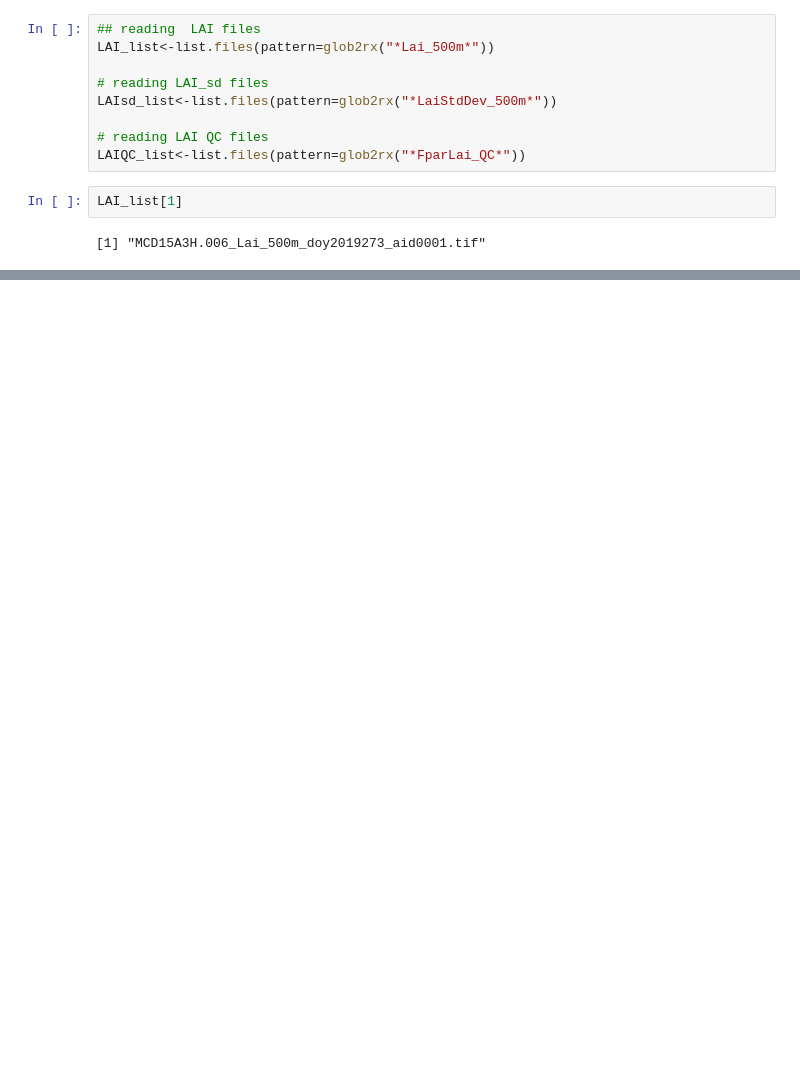
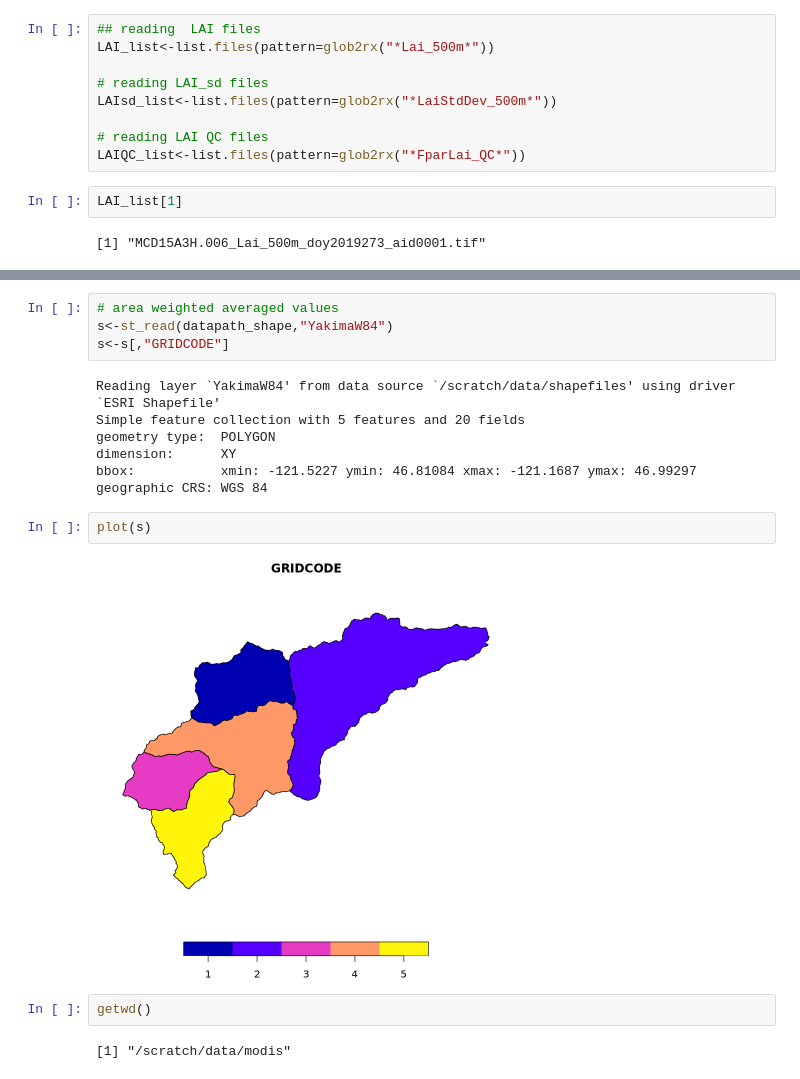
Before and after one commit to redtreevole/Foss2020Team6project, a Jupyter notebook: modis/downloadmodis.ipynb, the cells around one changed output, grey strips where cells are left out. Drawn from its saved outputs; the diff is of its cells as text; blank space fills up the shorter version.

```diff
--- a/modis/downloadmodis.ipynb
+++ b/modis/downloadmodis.ipynb
@@ -171,0 +122,19 @@ ERROR: Error: package or namespace load failed for ‘sf’ in dyn.load(file, DL
+# %%
+# area weighted averaged values
+s<-st_read(datapath_shape,"YakimaW84")
+s<-s[,"GRIDCODE"]
+# %% [output]
+Reading layer `YakimaW84' from data source `/scratch/data/shapefiles' using driver `ESRI Shapefile'
+Simple feature collection with 5 features and 20 fields
+geometry type:  POLYGON
+dimension:      XY
+bbox:           xmin: -121.5227 ymin: 46.81084 xmax: -121.1687 ymax: 46.99297
+geographic CRS: WGS 84
+# %%
+plot(s)
+# %% [output]
+[figure, added]
+# %%
+getwd()
+# %% [output]
+[1] "/scratch/data/modis"
```
Also changed, not shown: parts of 31 cells of this notebook.
